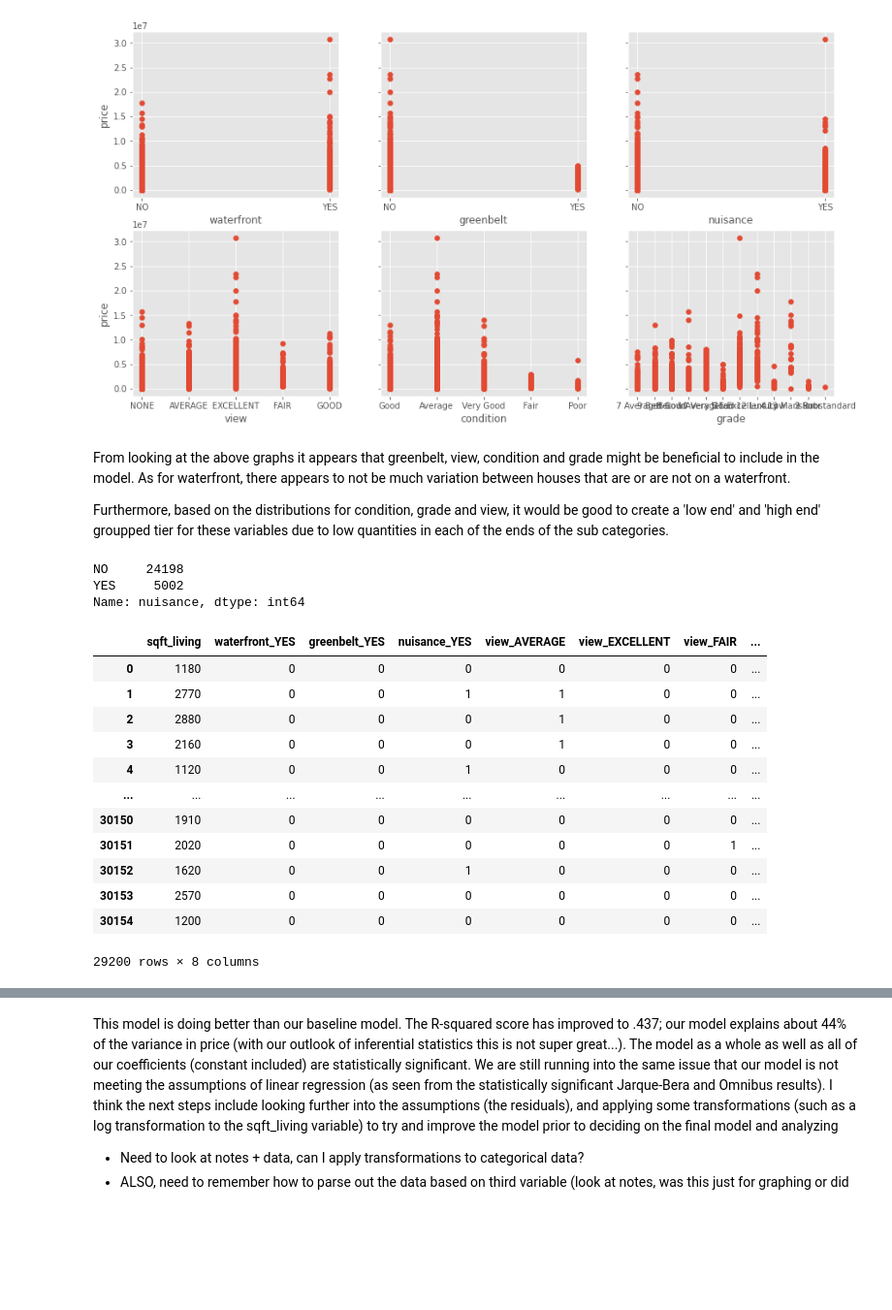
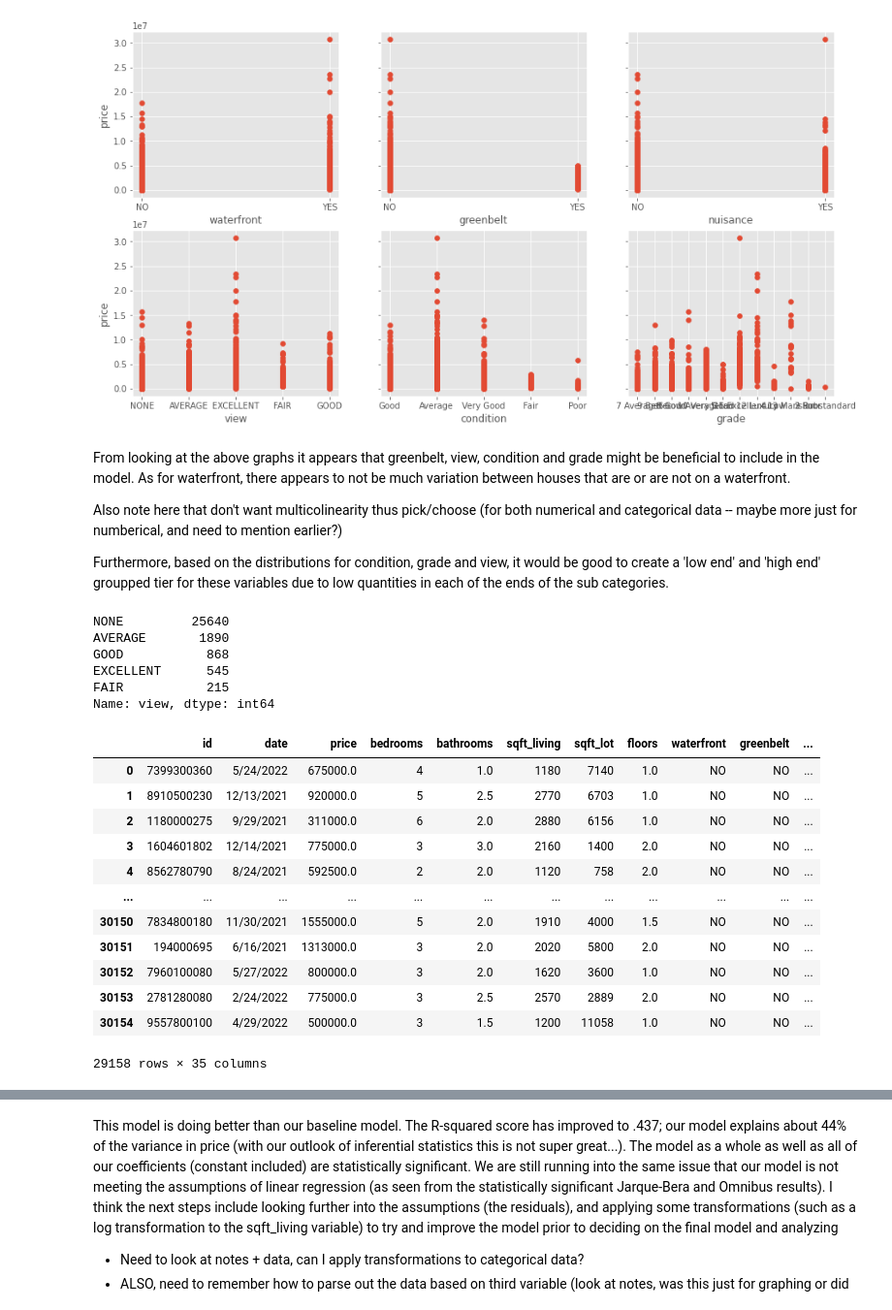
Before and after one commit to Bella3s/housing-analysis-project, a Jupyter notebook: housing_analysis.ipynb, the cells around one changed output, grey strips where cells are left out. Shown at 97% size. Saved outputs shown, nothing was run; the diff lists cells and outputs as text; code cells hidden in the pictures; blank space fills up the shorter version.

```diff
--- a/housing_analysis.ipynb
+++ b/housing_analysis.ipynb
@@ -214,0 +251,6 @@ https://stackoverflow.com/questions/53233228/plot-latitude-longitude-from-csv-in
+# %%
+# https://en.wikipedia.org/wiki/Category:Cities_in_King_County,_Washington
+# https://kingcounty.gov/en/legacy/depts/health/codes/cities.aspx
+
+cities_towns = pd.read_excel('data/KC_cities_towns.xlsx')
+cities_towns.head()
@@ -214,0 +270,4 @@ https://stackoverflow.com/questions/53233228/plot-latitude-longitude-from-csv-in
+# %%
+df['city_in_county'] = df['city'].isin(cities_towns['Name'])
+# %%
+df = df[df['city_in_county'] == True]
@@ -335,2 +350,0 @@ Apparently, not all of the houses in this list are in Kings County Washington (o
-# %%
-df['state'] = df['address'].map(lambda x: x.split(',')[2].strip()[:10])
@@ -425,32 +389,36 @@ for i,cat in enumerate(cat_vars):
 # %% [markdown]
 From looking at the above graphs it appears that greenbelt, view, condition and grade might be beneficial to include in the model. As for waterfront, there appears to not be much variation between houses that are or are not on a waterfront.
 
+Also note here that don't want multicolinearity thus pick/choose (for both numerical and categorical data -- maybe more just for numberical, and need to mention earlier?)
+
 Furthermore, based on the distributions for condition, grade and view, it would be good to create a 'low end' and 'high end' groupped tier for these variables due to low quantities in each of the ends of the sub categories.
 # %%
-df['nuisance'].value_counts()
+df['view'].value_counts()
 # %% [output]
-NO     24198
-YES     5002
-Name: nuisance, dtype: int64
+NONE         25640
+AVERAGE       1890
+GOOD           868
+EXCELLENT      545
+FAIR           215
+Name: view, dtype: int64
 # %%
 cat_vars = df[['waterfront', 'greenbelt', 'nuisance', 'view']]
 # %%
 cat_vars_dummied = pd.get_dummies(cat_vars)
-df_a = df[['sqft_living']]
-df_b = cat_vars_dummied.drop(['waterfront_NO', 'view_NONE', 'greenbelt_NO', 'nuisance_NO'], axis=1)
-df_dummied = pd.concat([df_a, df_b], axis=1)
+df_a = cat_vars_dummied.drop(['waterfront_NO', 'view_NONE', 'greenbelt_NO', 'nuisance_NO'], axis=1)
+df_dummied = pd.concat([df, df_a], axis=1)
 df_dummied
 # %% [output]
-|  | sqft_living | waterfront_YES | greenbelt_YES | nuisance_YES | view_AVERAGE | view_EXCELLENT | view_FAIR | ... |
-| 0 | 1180 | 0 | 0 | 0 | 0 | 0 | 0 | ... |
-| 1 | 2770 | 0 | 0 | 1 | 1 | 0 | 0 | ... |
-| 2 | 2880 | 0 | 0 | 0 | 1 | 0 | 0 | ... |
-| 3 | 2160 | 0 | 0 | 0 | 1 | 0 | 0 | ... |
-| 4 | 1120 | 0 | 0 | 1 | 0 | 0 | 0 | ... |
-| ... | ... | ... | ... | ... | ... | ... | ... | ... |
-| 30150 | 1910 | 0 | 0 | 0 | 0 | 0 | 0 | ... |
-| 30151 | 2020 | 0 | 0 | 0 | 0 | 0 | 1 | ... |
-| 30152 | 1620 | 0 | 0 | 1 | 0 | 0 | 0 | ... |
-| 30153 | 2570 | 0 | 0 | 0 | 0 | 0 | 0 | ... |
-| 30154 | 1200 | 0 | 0 | 0 | 0 | 0 | 0 | ... |
+|  | id | date | price | bedrooms | bathrooms | sqft_living | sqft_lot | floors | waterfront | greenbelt | ... |
+| 0 | 7399300360 | 5/24/2022 | 675000.0 | 4 | 1.0 | 1180 | 7140 | 1.0 | NO | NO | ... |
+| 1 | 8910500230 | 12/13/2021 | 920000.0 | 5 | 2.5 | 2770 | 6703 | 1.0 | NO | NO | ... |
+| 2 | 1180000275 | 9/29/2021 | 311000.0 | 6 | 2.0 | 2880 | 6156 | 1.0 | NO | NO | ... |
+| 3 | 1604601802 | 12/14/2021 | 775000.0 | 3 | 3.0 | 2160 | 1400 | 2.0 | NO | NO | ... |
+| 4 | 8562780790 | 8/24/2021 | 592500.0 | 2 | 2.0 | 1120 | 758 | 2.0 | NO | NO | ... |
+| ... | ... | ... | ... | ... | ... | ... | ... | ... | ... | ... | ... |
+| 30150 | 7834800180 | 11/30/2021 | 1555000.0 | 5 | 2.0 | 1910 | 4000 | 1.5 | NO | NO | ... |
+| 30151 | 194000695 | 6/16/2021 | 1313000.0 | 3 | 2.0 | 2020 | 5800 | 2.0 | NO | NO | ... |
+| 30152 | 7960100080 | 5/27/2022 | 800000.0 | 3 | 2.0 | 1620 | 3600 | 1.0 | NO | NO | ... |
+| 30153 | 2781280080 | 2/24/2022 | 775000.0 | 3 | 2.5 | 2570 | 2889 | 2.0 | NO | NO | ... |
+| 30154 | 9557800100 | 4/29/2022 | 500000.0 | 3 | 1.5 | 1200 | 11058 | 1.0 | NO | NO | ... |
-29200 rows × 8 columns
+29158 rows × 35 columns
```
Also changed, not shown: parts of 70 cells of this notebook.
